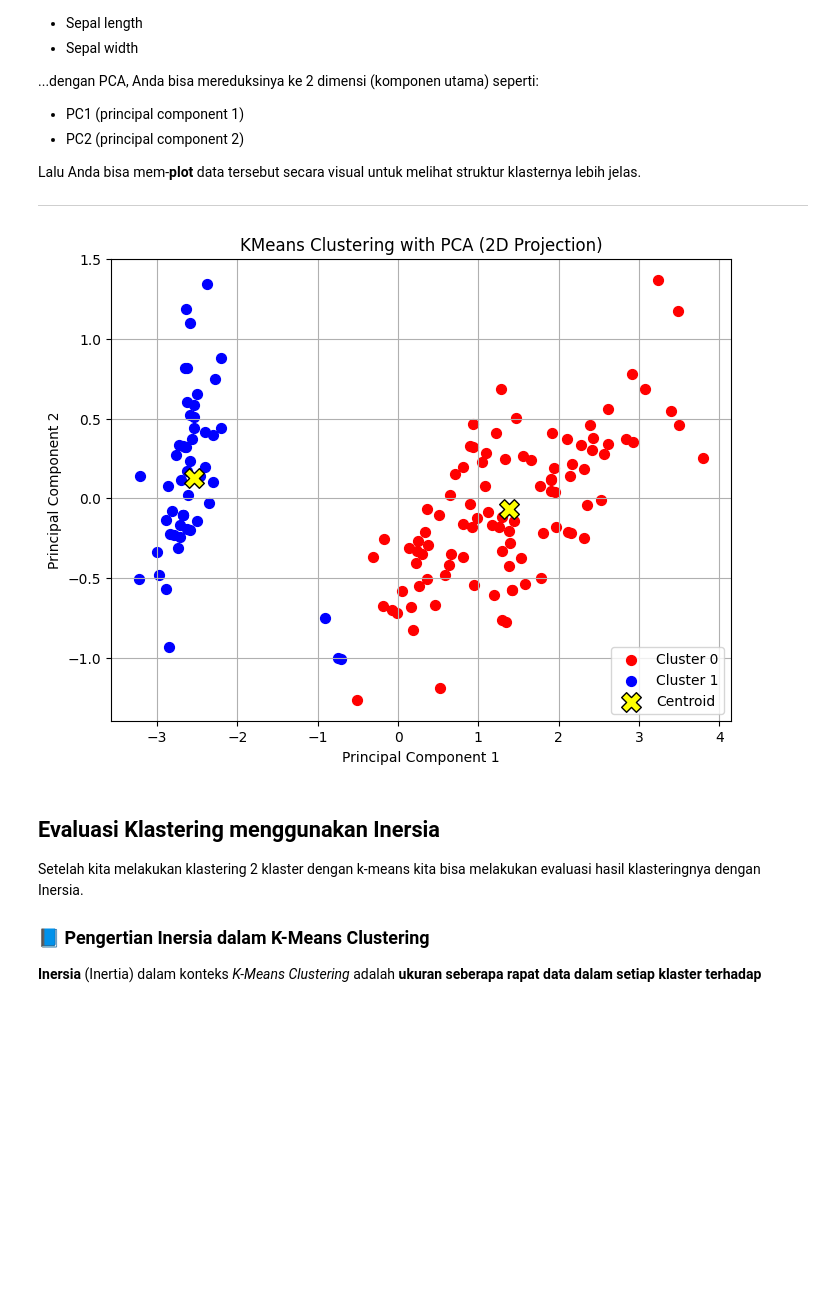
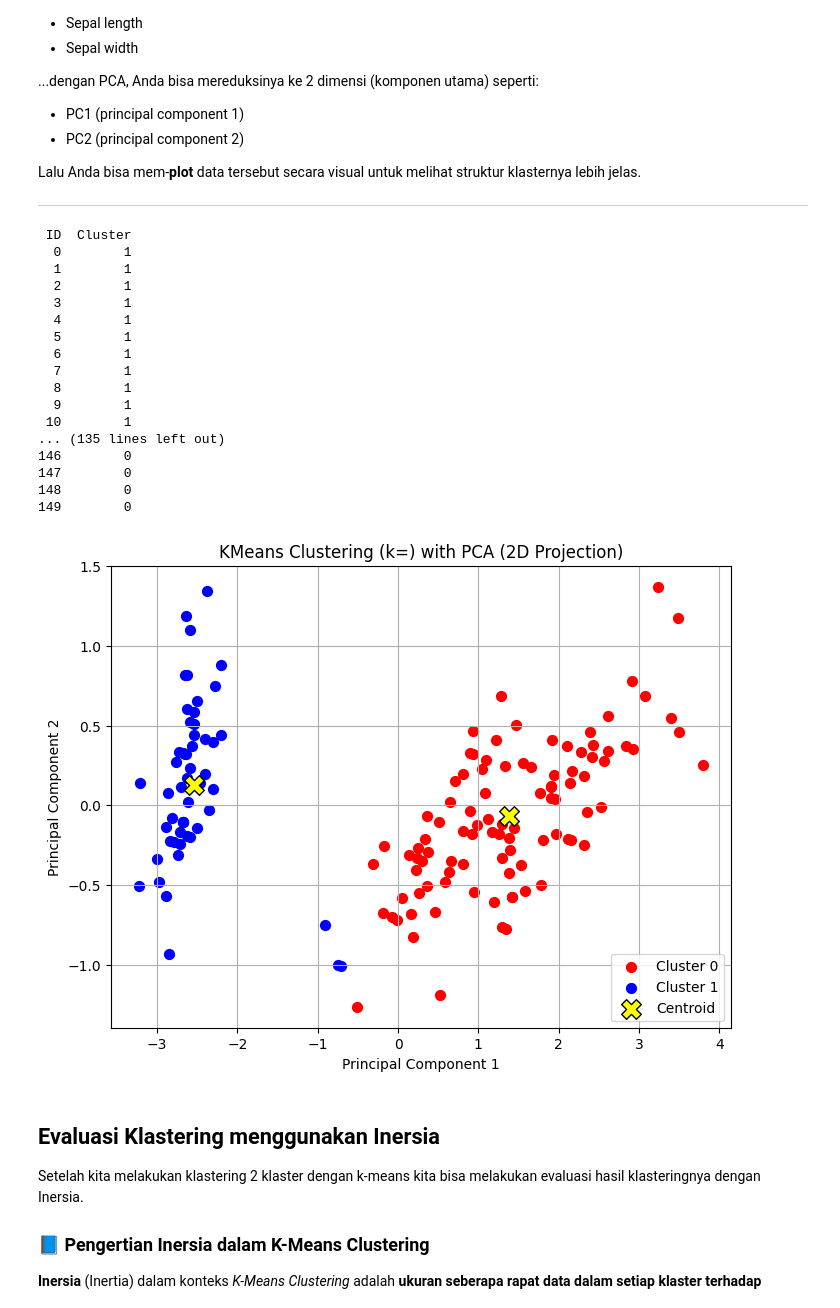
Before and after one commit to dhyos/pendata, a Jupyter notebook: _sources/K-Mean.ipynb, the cells around one changed output. Drawn from its saved outputs; the diff is of its cells as text; code cells hidden in the pictures; blank space fills up the shorter version.

```diff
--- a/_sources/K-Mean.ipynb
+++ b/_sources/K-Mean.ipynb
@@ -131,6 +131,7 @@ karena data iris sudah memiliki class atau pengelompokkan kita perlu menghapus k
 import pymysql
 import pandas as pd
 from tabulate import tabulate
+from sklearn.preprocessing import StandardScaler
 
 # Konfigurasi koneksi ke database MySQL
 DB_HOST = "mysql-3efb8003-utspendat.e.aivencloud.com"
@@ -147,12 +148,12 @@ try:
         user=DB_USER,
         password=DB_PASS,
         database=DB_NAME,
-        cursorclass=pymysql.cursors.DictCursor  # Mengembalikan hasil sebagai dictionary
+        cursorclass=pymysql.cursors.DictCursor
     )
     cur = conn.cursor()
 
     # Menjalankan query SQL
-    query = "SELECT * FROM irismysql.iris ORDER BY id ASC;"  # Ganti dengan nama tabel Anda
+    query = "SELECT * FROM irismysql.iris ORDER BY id ASC;"
     cur.execute(query)
     rows = cur.fetchall()
 
@@ -162,18 +163,25 @@ try:
         # Mengubah hasil query menjadi DataFrame pandas
         df = pd.DataFrame(rows)
 
-        # Hapus kolom 'class' jika ada
+        # Hapus kolom 'Class' jika ada
         if 'Class' in df.columns:
             df = df.drop(columns=['Class'])
 
+        # Standarisasi menggunakan sklearn
+        fitur_numerik = ['sepal length', 'sepal width', 'petal length', 'petal width']
+        scaler = StandardScaler()
+        df_scaled = df.copy()
+        df_scaled[fitur_numerik] = scaler.fit_transform(df[fitur_numerik])
+
         # Menampilkan 3 data awal, titik-titik di tengah, dan 3 data akhir
         df_selected = pd.concat([
-            df.head(3),
-            pd.DataFrame([["..."] * len(df.columns)], columns=df.columns),
-            df.tail(3)
+            df_scaled.head(3),
+            pd.DataFrame([["..."] * len(df_scaled.columns)], columns=df_scaled.columns),
+            df_scaled.tail(3)
         ])
 
         # Tampilkan hasil sebagai tabel
+        print("\nData setelah standarisasi:")
         print(tabulate(df_selected, headers="keys", tablefmt="psql", showindex=False))
 
 except Exception as e:
@@ -339,54 +348,90 @@ Lalu Anda bisa mem-**plot** data tersebut secara visual untuk melihat struktur k
 from sklearn.cluster import KMeans
 from sklearn.decomposition import PCA
 import matplotlib.pyplot as plt
+import pandas as pd
 import numpy as np
 
 # Ambil fitur numerik
 val_X = df[['petal length', 'petal width', 'sepal length', 'sepal width']].values
 
-# Latih model KMeans dengan 2 klaster
-kmeansC2 = KMeans(n_clusters=2, random_state=42)
-labelC2 = kmeansC2.fit_predict(val_X)
-centroidsC2 = kmeansC2.cluster_centers_
+# KMeans model untuk 2 klaster
+k_means_C2 = KMeans(
+    n_clusters=2,
+    init='k-means++',
+    n_init=5,
+    max_iter=400,
+    tol=0.0001,
+    random_state=42,
+    algorithm='lloyd'
+)
 
-# Lakukan PCA untuk mereduksi data ke 2 dimensi
+# Latih model
+k_means_C2.fit(val_X)
+
+# Ambil label dan centroid
+labelC2 = k_means_C2.labels_
+centroidsC2 = k_means_C2.cluster_centers_
+
+# Tampilkan tabel ID dan klaster
+df_clustered = df.copy()
+df_clustered['Cluster'] = labelC2
+tabel_klaster = df_clustered.reset_index()[['index', 'Cluster']]
+tabel_klaster.columns = ['ID', 'Cluster']
+print(tabel_klaster.to_string(index=False))
+
+# Reduksi dimensi dengan PCA
 pca = PCA(n_components=2)
 val_X_pca = pca.fit_transform(val_X)
-
-# Proyeksikan juga centroid ke ruang PCA
 centroidsC2_pca = pca.transform(centroidsC2)
 
 # Plot hasil klaster
 plt.figure(figsize=(8, 6))
-colors = ['red', 'blue']
+colors = ['red', 'blue',]
 
 for i in range(2):  # Karena k=2
     plt.scatter(
         val_X_pca[labelC2 == i, 0],
         val_X_pca[labelC2 == i, 1],
         s=50,
         c=colors[i],
         label=f'Cluster {i}'
     )
 
 # Plot centroid
 plt.scatter(
     centroidsC2_pca[:, 0], centroidsC2_pca[:, 1],
     s=200,
     c='yellow',
     edgecolor='black',
     marker='X',
     label='Centroid'
 )
 
-plt.title('KMeans Clustering with PCA (2D Projection)')
+plt.title('KMeans Clustering (k=) with PCA (2D Projection)')
 plt.xlabel('Principal Component 1')
 plt.ylabel('Principal Component 2')
 plt.legend()
 plt.grid(True)
 plt.show()
 # %% [output]
+ ID  Cluster
+  0        1
+  1        1
+  2        1
+  3        1
+  4        1
+  5        1
+  6        1
+  7        1
+  8        1
+  9        1
+ 10        1
+... (135 lines left out)
+146        0
+147        0
+148        0
+149        0
-[figure, old version]
+[figure, new version]
 # %% [markdown]
 ## Evaluasi Klastering menggunakan Inersia
 Setelah kita melakukan klastering 2 klaster dengan k-means kita bisa melakukan evaluasi hasil klasteringnya dengan Inersia.
```
Also changed, not shown: parts of 8 cells of this notebook, 5 other files.
